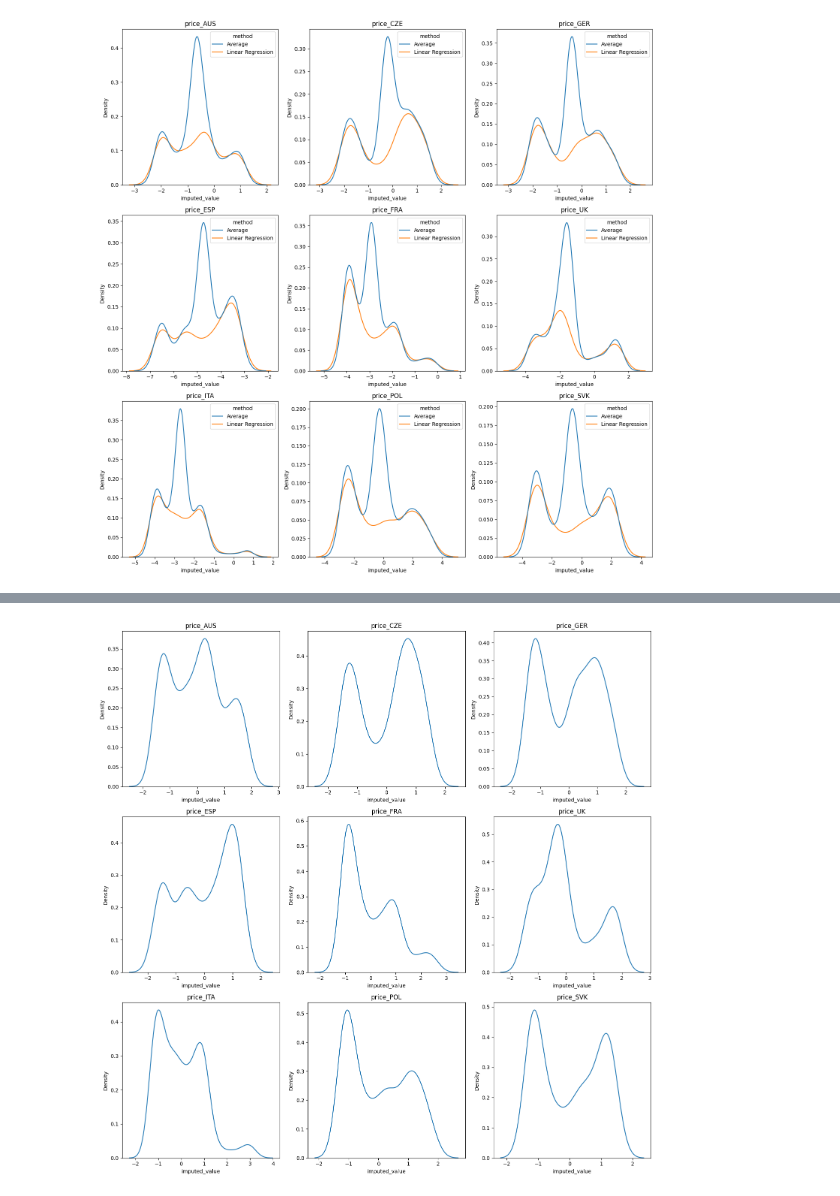
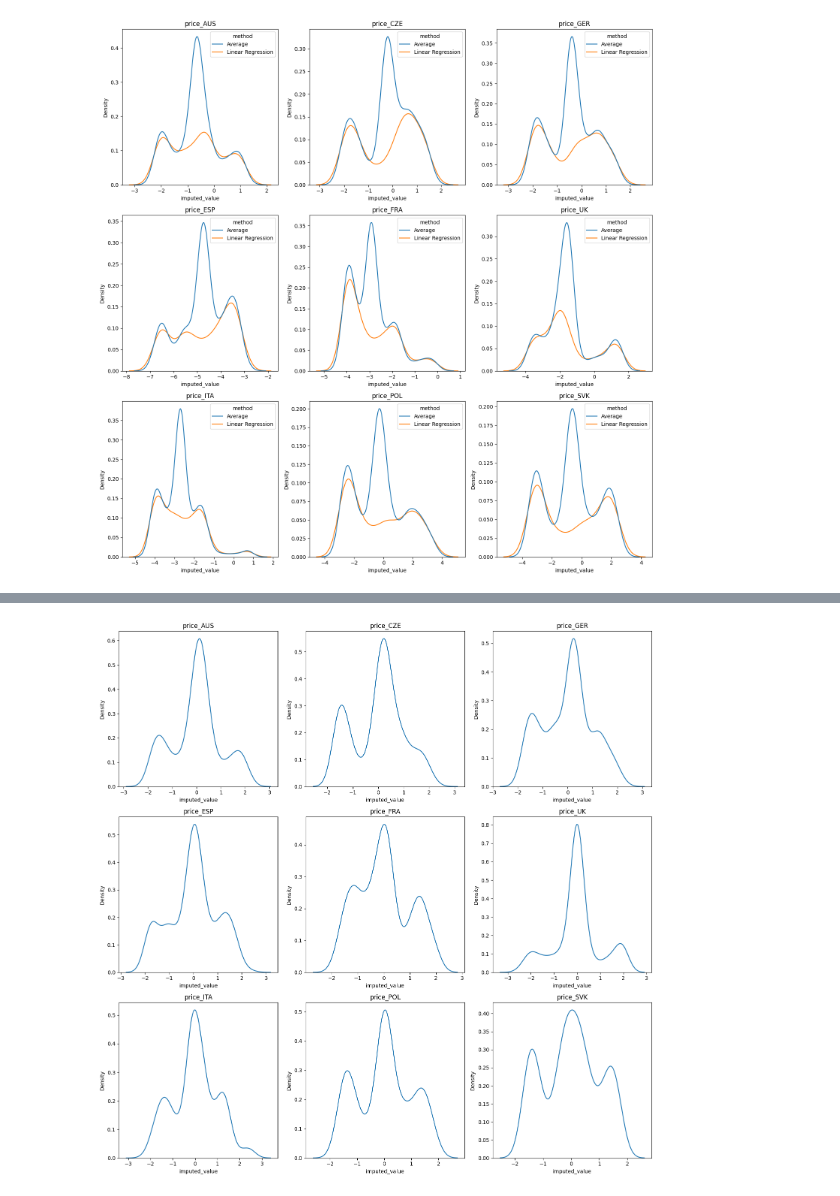
Before and after one commit to angelgldh/ethz_school_work, a Jupyter notebook: ethz_IML/IML_task2/EDA_notebook.ipynb, the cells around one changed output, grey strips where cells are left out. Drawn from its saved outputs; the diff is of its cells as text; code cells hidden in the pictures.

```diff
--- a/ethz_IML/IML_task2/EDA_notebook.ipynb
+++ b/ethz_IML/IML_task2/EDA_notebook.ipynb
@@ -112,37 +119,37 @@ winter  32.888889  25.333333  28.888889  31.555556     0.0
 # %%
 # Define two functions to input missing values
 def impute_avg_per_season(df, season_col="season"):
-    return df.groupby(season_col).transform(lambda x: x.fillna(x.mean()))
+    return df.groupby(season_col).transform(lambda x: x.fillna(x.median())).join(df[season_col])
 # %%
-def impute_with_linear_regression(df, target_col, season_col="season"):
+def impute_with_linear_regression(df, target_features, season_col="season"):
     imputed_df = df.copy()
     seasons = df[season_col].unique()
 
-    for season in seasons:
-        season_data = df[df[season_col] == season]
-        train_data = season_data.dropna()
-        missing_data = season_data[season_data[target_col].isna()]
+    for target_col in target_features:
+        for season in seasons:
+            season_data = df[df[season_col] == season]
+            train_data = season_data.dropna()
+            missing_data = season_data[season_data[target_col].isna()]
 
-        if len(train_data) == 0 or len(missing_data) == 0:
-            continue
+            if len(train_data) == 0 or len(missing_data) == 0:
+                continue
 
-        X_train = train_data.drop([target_col, season_col], axis=1)
-        y_train = train_data[target_col]
-        X_missing = missing_data.drop([target_col, season_col], axis=1)
+            X_train = train_data.drop([target_col, season_col], axis=1)
+            y_train = train_data[target_col]
+            X_missing = missing_data.drop([target_col, season_col], axis=1)
 
-        model = LinearRegression()
-        model.fit(X_train, y_train)
-        imputed_values = model.predict(X_missing)
+            model = LinearRegression()
+            model.fit(X_train, y_train)
+            imputed_values = model.predict(X_missing)
 
-        imputed_df.loc[missing_data.index, target_col] = imputed_values
+            imputed_df.loc[missing_data.index, target_col] = imputed_values
 
     return imputed_df
 # %%
 train_df_avg_imputed = impute_avg_per_season(train_df_filtered)
 
-for feature_name in train_df.columns:
-  if feature_name != "price_CHF":
-    train_df_linear_imputed = impute_with_linear_regression(train_df_filtered, feature_name)
+target_features = [col for col in train_df_filtered.columns if col not in ['price_CHF', 'season']]
+train_df_linear_imputed = impute_with_linear_regression(train_df_filtered, target_features)
 # %%
 def plot_density_train_df(df, feature_names):
 
@@ -238,7 +245,8 @@ plt.show()
 
 box_cox_constant = 10 # box-cox works only with strictly positive features, so the features need to be shifted
 
-train_df_boxcox = train_df_linear_imputed.copy()
+# train_df_boxcox = train_df_linear_imputed.copy()
+train_df_boxcox = train_df_avg_imputed.copy()
 
 feature_names = [col for col in train_df_boxcox.columns if col not in ['season', 'price_CHF']]
 
@@ -249,4 +257,4 @@ for feature in feature_names:
     # Apply boxcox
     train_df_boxcox[feature], _ = boxcox(shifted_data)
 
-    train_df_boxcox[feature], _ = yeojohnson(train_df[feature])
+    train_df_boxcox[feature], _ = yeojohnson(train_df_boxcox[feature])
@@ -253,11 +273,11 @@ for feature in feature_names:
 # %%
 # 4. Standarize numeric variables
 scaler = StandardScaler()
 
 # Normalize transformed features
 train_df_normalized = train_df_boxcox.copy()
-train_df_normalized[feature_names] = scaler.fit_transform(train_df[[f'{feature}' for feature in feature_names]])
+train_df_normalized[feature_names] = scaler.fit_transform(train_df_boxcox[[f'{feature}' for feature in feature_names]])
 
 plot_density_train_df(train_df_normalized, feature_names)
 # %% [output]
-[figure, old version]
+[figure, new version]
```
Also changed, not shown: parts of 13 cells of this notebook.
